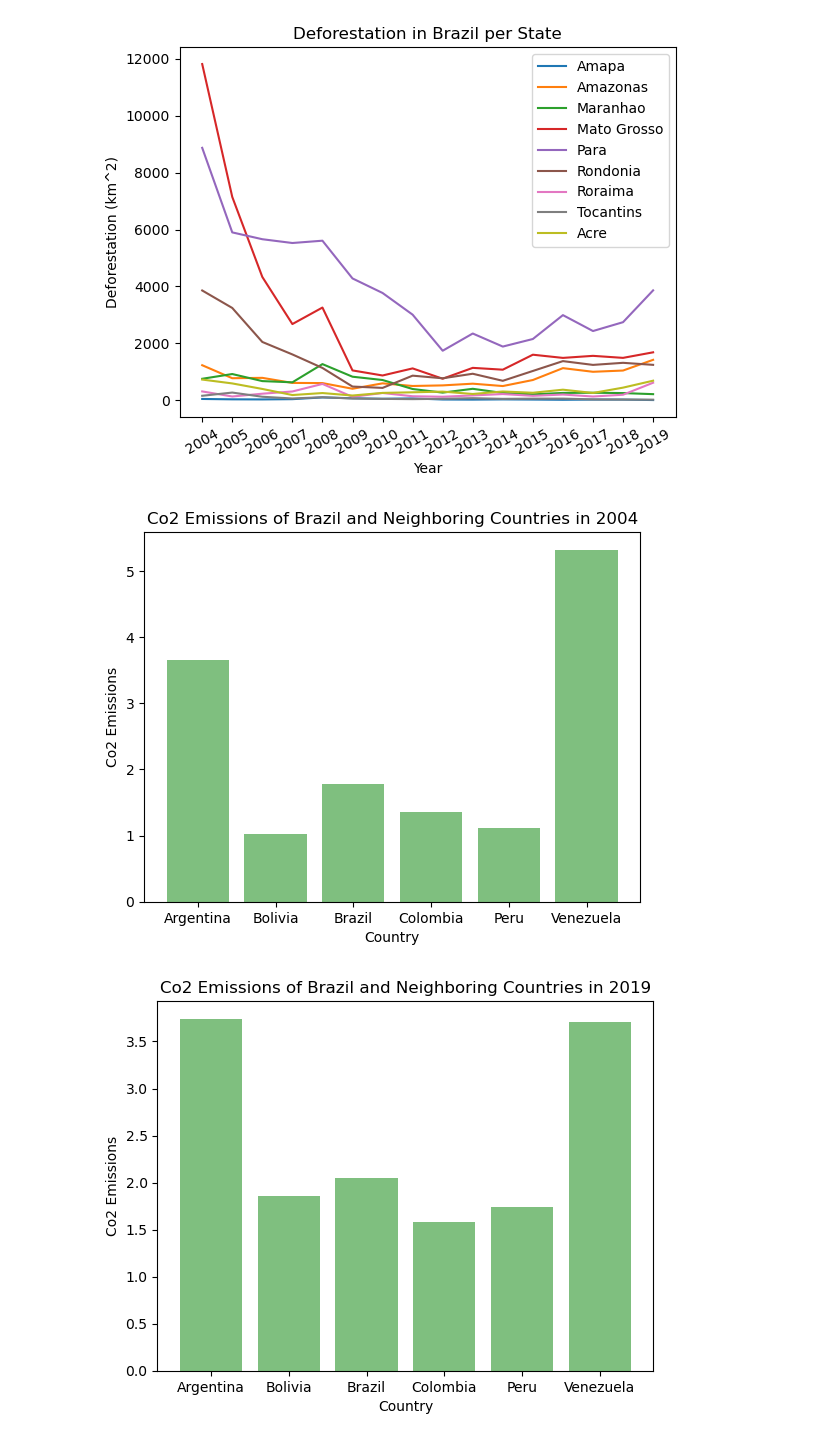
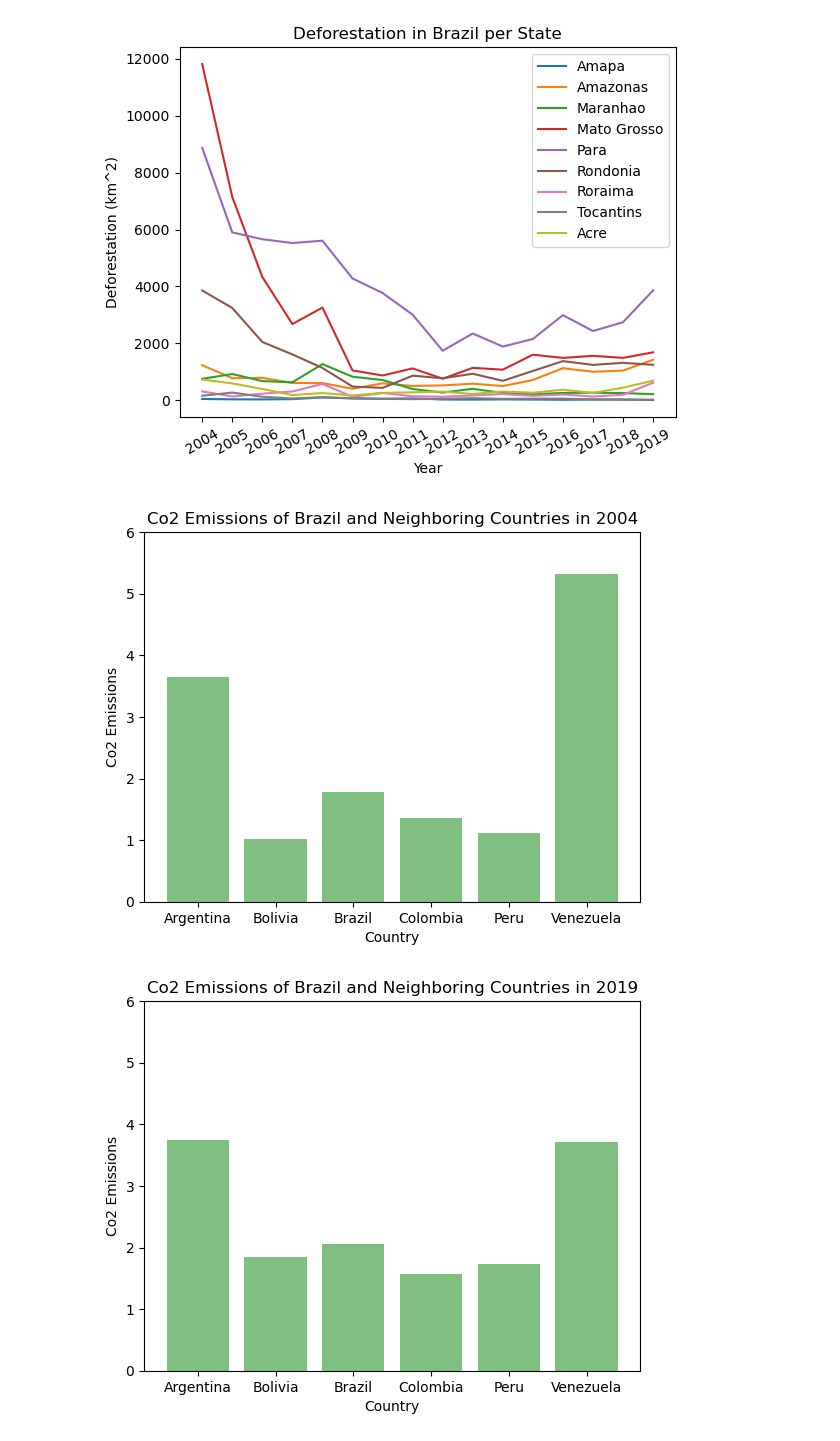
Before and after one commit to Xthe23/Amazon-Deforestation-and-CO2-Emissions, a Jupyter notebook: main.ipynb, the cells around one changed output. Cells and saved outputs as stored; diff of their text form; code cells hidden in the pictures.

Commit message:
Change axis of Co2 emission graphs to be less misleading

```diff
--- a/main.ipynb
+++ b/main.ipynb
@@ -353,17 +356,20 @@ plt.xlabel('Country')
 plt.ylabel('Co2 Emissions')
 plt.title('Co2 Emissions of Brazil and Neighboring Countries in 2004')
 plt.savefig('Visualizations/2004_emissions_w_neighboring_countries.png')
+plt.ylim(0, 6)
+
 
 plt.show()
 # %% [output]
-[figure, old version]
+[figure, new version]
 # %%
 plt.bar(countries, emissions_2019, alpha = 0.5, color = 'g')
 plt.xlabel('Country')
 plt.ylabel('Co2 Emissions')
 plt.title('Co2 Emissions of Brazil and Neighboring Countries in 2019')
 plt.savefig('Visualizations/2019_emissions_w_neighboring_countries.png')
+plt.ylim(0,6)
 
 plt.show()
 # %% [output]
-[figure, old version]
+[figure, new version]
```
Also changed, not shown: parts of 1 cell of this notebook.
